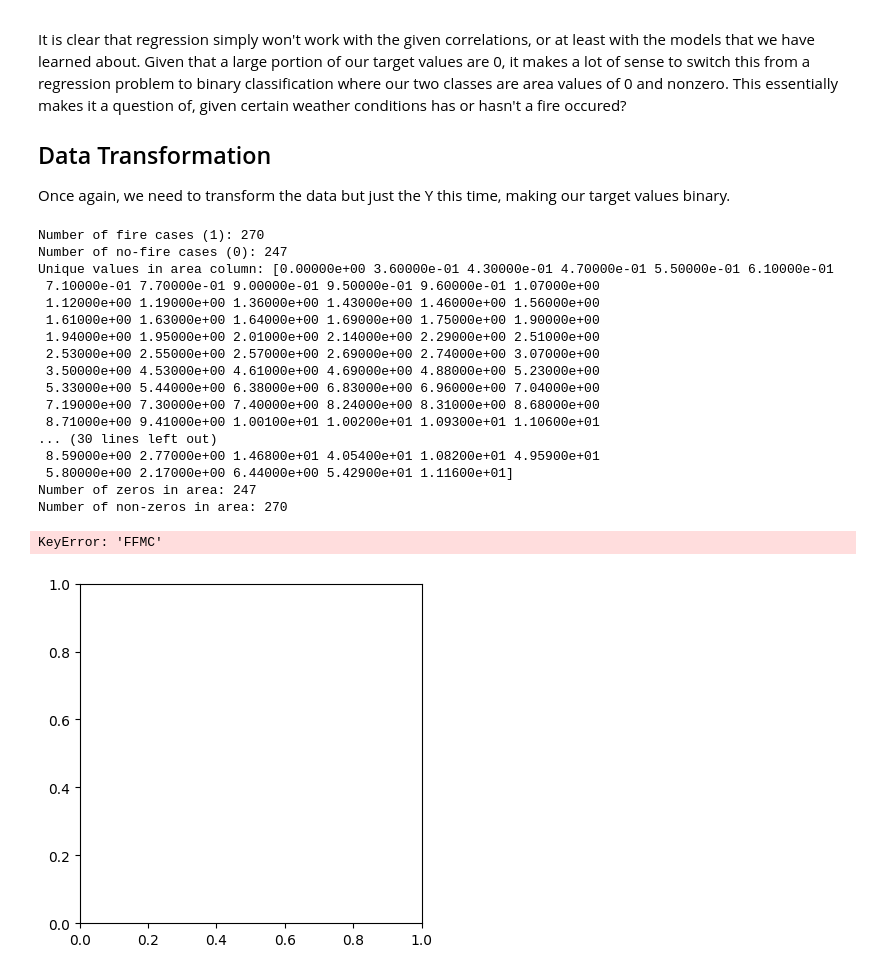
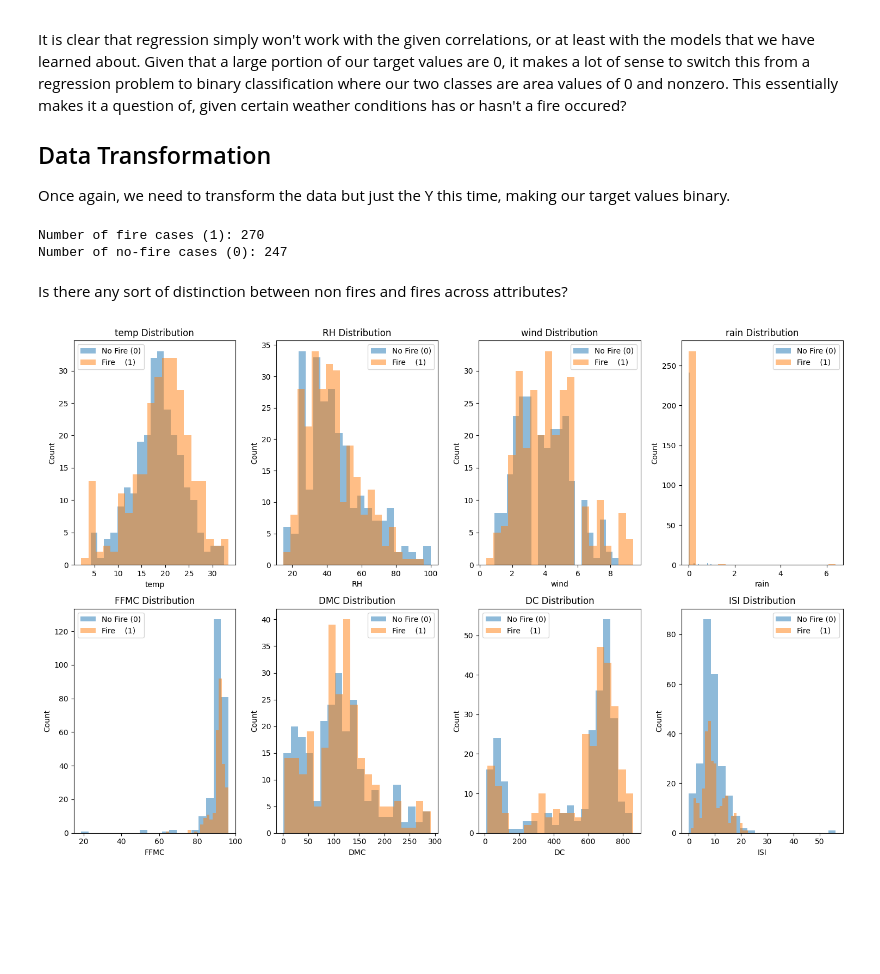
Before and after one commit to samuelmcilrath/forest-fires, a Jupyter notebook: forestfires.ipynb, the cells around one changed output. Saved outputs shown, nothing was run; the diff lists cells and outputs as text; code cells hidden in the pictures; blank space fills up the shorter version.

```diff
--- a/forestfires.ipynb
+++ b/forestfires.ipynb
@@ -297,9 +324,10 @@ Once again, we need to transform the data but just the Y this time, making our t
 # %%
 #transform to either 0 or 1
 Y_bin = Y.copy()
-Y_bin['area'] = (Y_bin['area'] != 0).astype(int)
-
-
+#Y_bin['area'] = (Y_bin['area'] != 0).astype(int)
+threshold = 0
+Y_bin[Y_bin <= threshold] = 0
+Y_bin[Y_bin > threshold] = 1
 
 
 # Split into training and test sets for classification
@@ -309,44 +337,37 @@ X_train_bin, X_test_bin, y_train_bin, y_test_bin = train_test_split(
 
 print("Number of fire cases (1):", (Y_bin['area'] == 1).sum())
 print("Number of no-fire cases (0):", (Y_bin['area'] == 0).sum())
-print("Unique values in area column:", forest_fires['area'].unique())
-print("Number of zeros in area:", (forest_fires['area'] == 0).sum())
-print("Number of non-zeros in area:", (forest_fires['area'] != 0).sum())
 # %% [output]
 Number of fire cases (1): 270
 Number of no-fire cases (0): 247
-Unique values in area column: [0.00000e+00 3.60000e-01 4.30000e-01 4.70000e-01 5.50000e-01 6.10000e-01
- 7.10000e-01 7.70000e-01 9.00000e-01 9.50000e-01 9.60000e-01 1.07000e+00
- 1.12000e+00 1.19000e+00 1.36000e+00 1.43000e+00 1.46000e+00 1.56000e+00
- 1.61000e+00 1.63000e+00 1.64000e+00 1.69000e+00 1.75000e+00 1.90000e+00
- 1.94000e+00 1.95000e+00 2.01000e+00 2.14000e+00 2.29000e+00 2.51000e+00
- 2.53000e+00 2.55000e+00 2.57000e+00 2.69000e+00 2.74000e+00 3.07000e+00
- 3.50000e+00 4.53000e+00 4.61000e+00 4.69000e+00 4.88000e+00 5.23000e+00
- 5.33000e+00 5.44000e+00 6.38000e+00 6.83000e+00 6.96000e+00 7.04000e+00
- 7.19000e+00 7.30000e+00 7.40000e+00 8.24000e+00 8.31000e+00 8.68000e+00
- 8.71000e+00 9.41000e+00 1.00100e+01 1.00200e+01 1.09300e+01 1.10600e+01
-... (30 lines left out)
- 8.59000e+00 2.77000e+00 1.46800e+01 4.05400e+01 1.08200e+01 4.95900e+01
- 5.80000e+00 2.17000e+00 6.44000e+00 5.42900e+01 1.11600e+01]
-Number of zeros in area: 247
-Number of non-zeros in area: 270
+# %% [markdown]
+Is there any sort of distinction between non fires and fires across attributes?
 # %%
-plt.figure(figsize=(15, 5*n_rows))
+# recombine X and Y_bin so you have a single DataFrame to slice
+data_bin = X.copy()
+data_bin['area'] = Y_bin['area']
+
+n_rows = 2      # for example
+n_cols = 4      # depends on how many features you have
+features = ['temp', 'RH', 'wind', 'rain', 'FFMC', 'DMC', 'DC', 'ISI']
+
+#source: https://python-graph-gallery.com/529-multi-group-histogram-pandas
+plt.figure(figsize=(15, 5 * n_rows))
 for i, feature in enumerate(features):
-    plt.subplot(n_rows, n_cols, i+1)
+    plt.subplot(n_rows, n_cols, i + 1)
 
-    # Plot histograms for each class
-    plt.hist(Y_bin['area'][feature],
-             alpha=0.5, label='No Fire', bins=20)
-    plt.hist(Y_bin['area'] == 1[feature],
-             alpha=0.5, label='Fire', bins=20)
+    no_fire = data_bin[data_bin['area'] == 0][feature]
+    fire    = data_bin[data_bin['area'] == 1][feature]
+
+    plt.hist(no_fire, bins=20, alpha = 0.5, label='No Fire (0)')
+    plt.hist(fire,    bins=20, alpha = 0.5, label='Fire    (1)')
 
     plt.title(f'{feature} Distribution')
     plt.xlabel(feature)
     plt.ylabel('Count')
     plt.legend()
+
 plt.tight_layout()
 plt.show()
 # %% [output]
-KeyError: 'FFMC'
-[figure, old version]
+[figure, new version]
```
Also changed, not shown: parts of 23 cells of this notebook.
